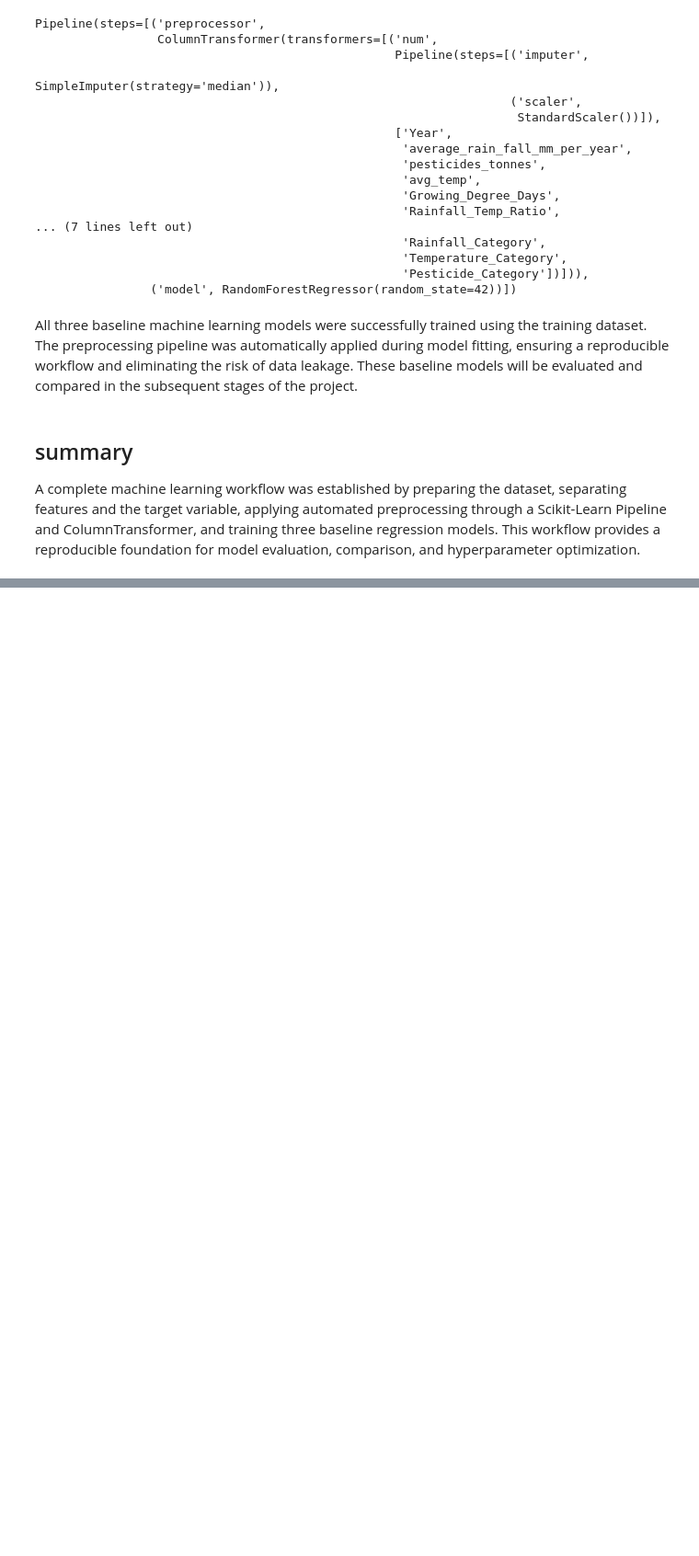
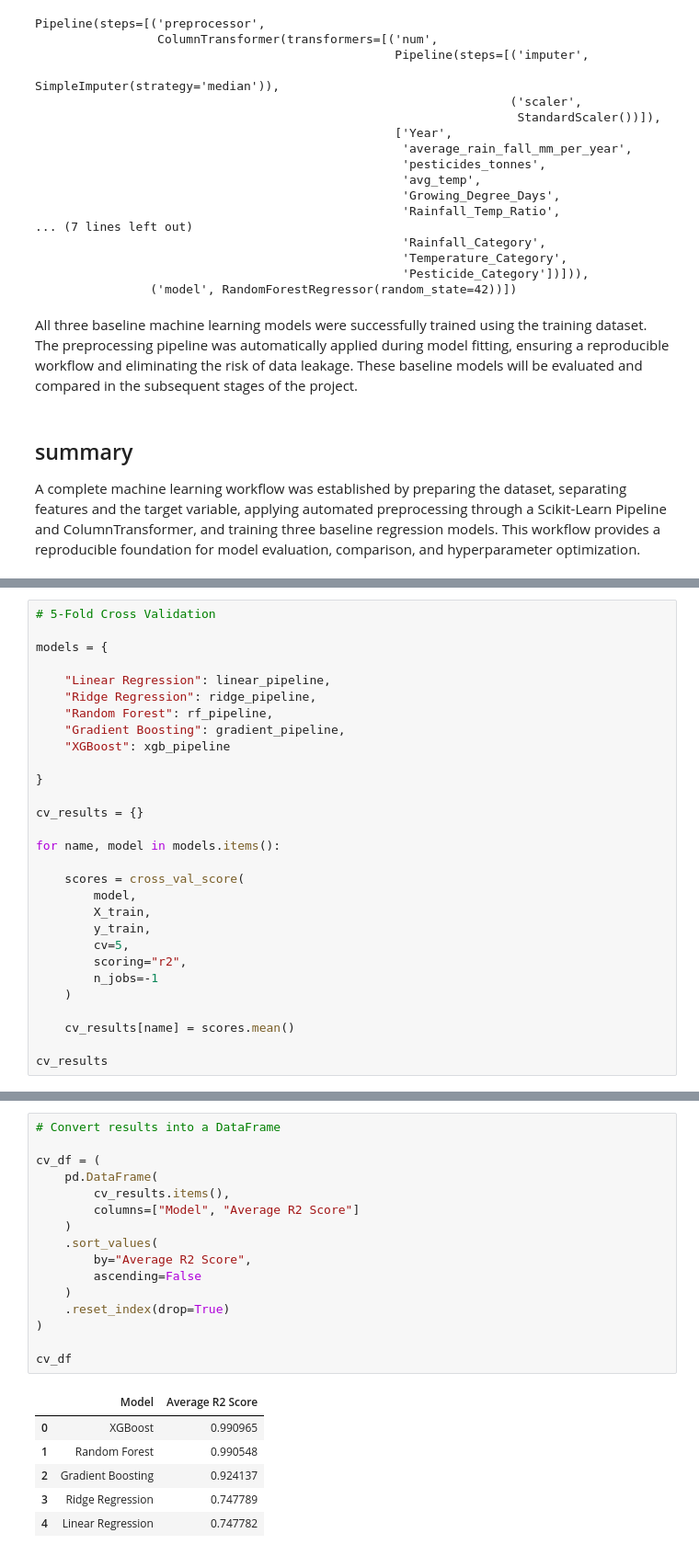
Before and after one commit to nidhi-yadav20799/CropYield-Predictor-Agricultural-Intelligence, a Jupyter notebook: notebooks/01_Data_Preprocessing_EDA.ipynb, the cells around one changed output, grey strips where cells are left out. Shown at 92% size. Saved outputs shown, nothing was run; the diff lists cells and outputs as text; blank space fills up the shorter version.

```diff
--- a/notebooks/01_Data_Preprocessing_EDA.ipynb
+++ b/notebooks/01_Data_Preprocessing_EDA.ipynb
@@ -1305,0 +1422,29 @@ A complete machine learning workflow was established by preparing the dataset, s
+# %%
+# 5-Fold Cross Validation
+
+models = {
+
+    "Linear Regression": linear_pipeline,
+    "Ridge Regression": ridge_pipeline,
+    "Random Forest": rf_pipeline,
+    "Gradient Boosting": gradient_pipeline,
+    "XGBoost": xgb_pipeline
+
+}
+
+cv_results = {}
+
+for name, model in models.items():
+
+    scores = cross_val_score(
+        model,
+        X_train,
+        y_train,
+        cv=5,
+        scoring="r2",
+        n_jobs=-1
+    )
+
+    cv_results[name] = scores.mean()
+
+cv_results
@@ -1305,0 +1465,23 @@ A complete machine learning workflow was established by preparing the dataset, s
+# %%
+# Convert results into a DataFrame
+
+cv_df = (
+    pd.DataFrame(
+        cv_results.items(),
+        columns=["Model", "Average R2 Score"]
+    )
+    .sort_values(
+        by="Average R2 Score",
+        ascending=False
+    )
+    .reset_index(drop=True)
+)
+
+cv_df
+# %% [output]
+|  | Model | Average R2 Score |
+| 0 | XGBoost | 0.990965 |
+| 1 | Random Forest | 0.990548 |
+| 2 | Gradient Boosting | 0.924137 |
+| 3 | Ridge Regression | 0.747789 |
+| 4 | Linear Regression | 0.747782 |
```
Also changed, not shown: parts of 28 cells of this notebook, 5 other files.
